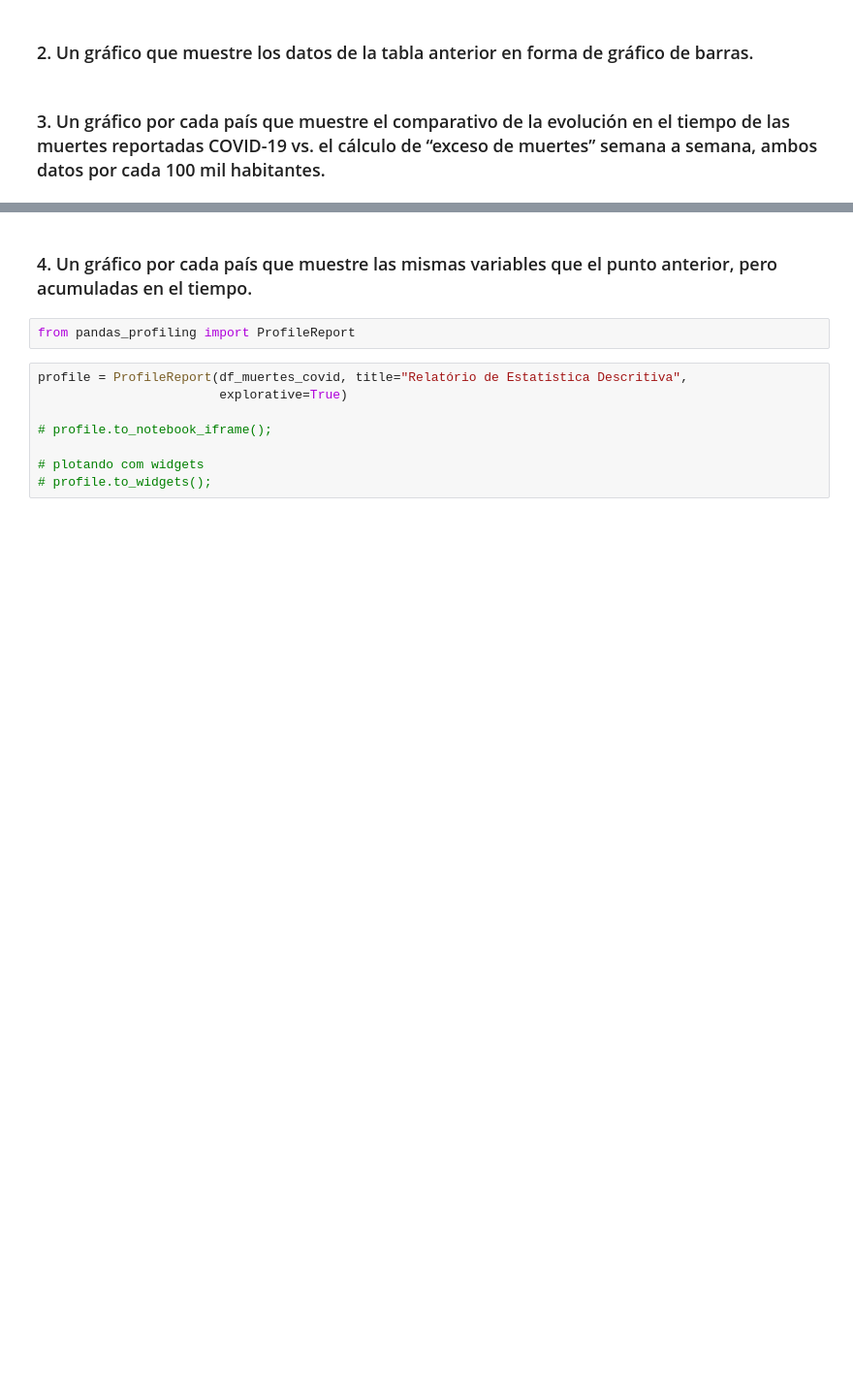
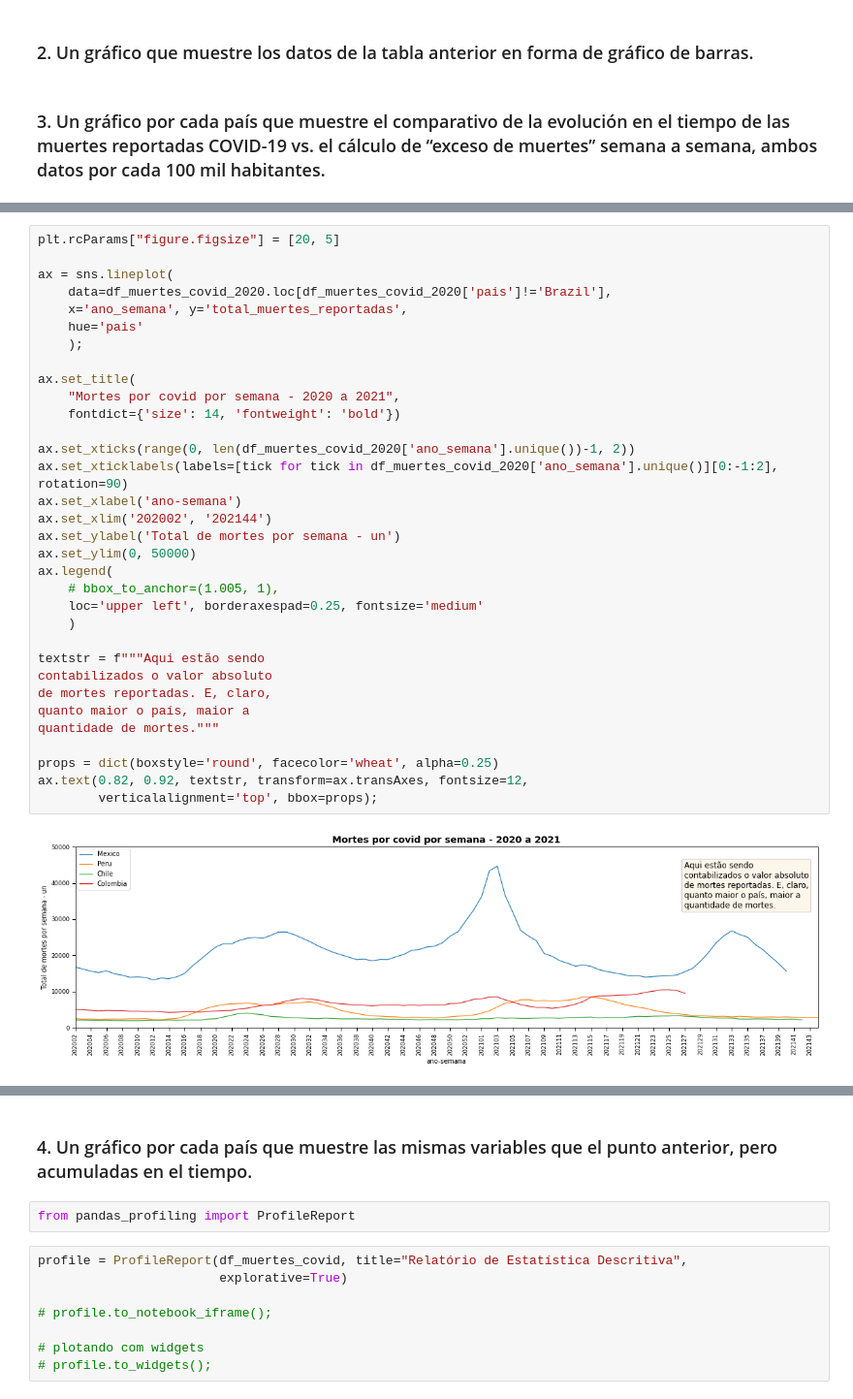
Before and after one commit to marcodeamicis/proyecto_covid, a Jupyter notebook: notebooks/1_business_and_data_understanding_suto.ipynb, the cells around one changed output, grey strips where cells are left out. Shown: that part at 97% size. Drawn from its saved outputs; the diff is of its cells as text; blank space fills up the shorter version.

Commit message:
:chart_with_upwards_trend: Adicionei gráfico em seaborn e plotly.

```diff
--- a/notebooks/1_business_and_data_understanding_suto.ipynb
+++ b/notebooks/1_business_and_data_understanding_suto.ipynb
@@ -307,0 +305,35 @@ ax.set_xticklabels(labels=df_muertes_covid_2020['ano_semana'].unique(), rotation
+# %%
+plt.rcParams["figure.figsize"] = [20, 5]
+
+ax = sns.lineplot(
+    data=df_muertes_covid_2020.loc[df_muertes_covid_2020['pais']!='Brazil'],
+    x='ano_semana', y='total_muertes_reportadas',
+    hue='pais'
+    );
+
+ax.set_title(
+    "Mortes por covid por semana - 2020 a 2021",
+    fontdict={'size': 14, 'fontweight': 'bold'})
+
+ax.set_xticks(range(0, len(df_muertes_covid_2020['ano_semana'].unique())-1, 2))
+ax.set_xticklabels(labels=[tick for tick in df_muertes_covid_2020['ano_semana'].unique()][0:-1:2], rotation=90)
+ax.set_xlabel('ano-semana')
+ax.set_xlim('202002', '202144')
+ax.set_ylabel('Total de mortes por semana - un')
+ax.set_ylim(0, 50000)
+ax.legend(
+    # bbox_to_anchor=(1.005, 1),
+    loc='upper left', borderaxespad=0.25, fontsize='medium'
+    )
+
+textstr = f"""Aqui estão sendo
+contabilizados o valor absoluto
+de mortes reportadas. E, claro,
+quanto maior o país, maior a
+quantidade de mortes."""
+
+props = dict(boxstyle='round', facecolor='wheat', alpha=0.25)
+ax.text(0.82, 0.92, textstr, transform=ax.transAxes, fontsize=12,
+        verticalalignment='top', bbox=props);
+# %% [output]
+[figure, added]
```
Also changed, not shown: parts of 7 cells of this notebook.
